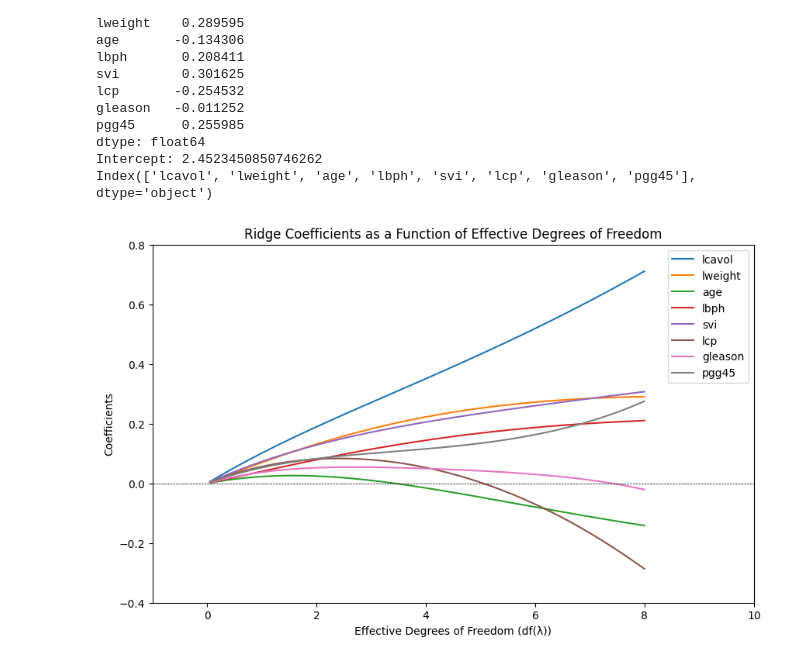
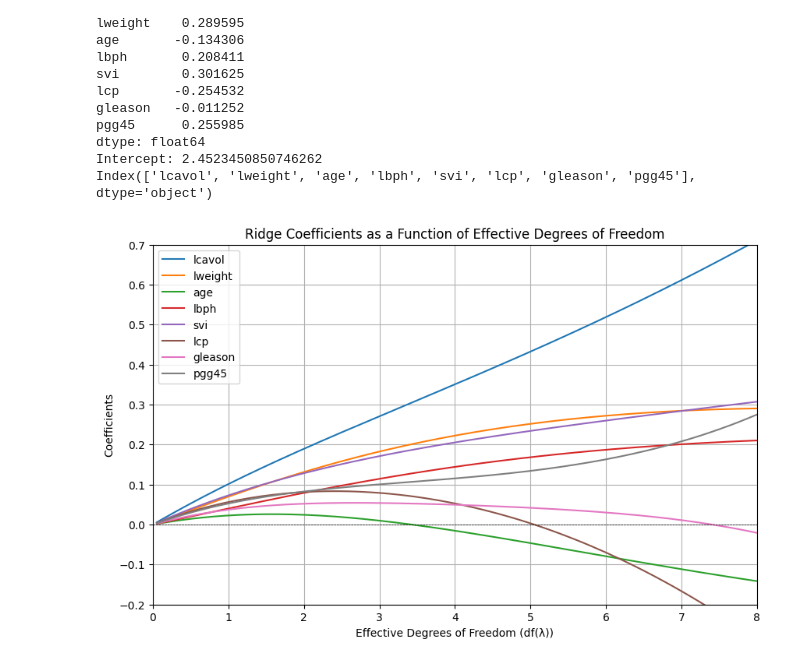
Before and after one commit to gonarec/statistical_learn, a Jupyter notebook: sl-ex4-prostatecancer-arragoni.ipynb, the cells around one changed output. Cells and saved outputs as stored; diff of their text form; code cells hidden in the pictures.

```diff
--- a/sl-ex4-prostatecancer-arragoni.ipynb
+++ b/sl-ex4-prostatecancer-arragoni.ipynb
@@ -88,37 +86,36 @@ Index(['lcavol', 'lweight', 'age', 'lbph', 'svi', 'lcp', 'gleason', 'pgg45'], dt
 # Generare un vettore di parametri di regolarizzazione da 10^(-2) a 10^4 con 200 passi
 alphas = np.logspace(-2, 4, 200)
 
-# Preparare una lista vuota per i coefficienti e i gradi di libertà effettivi
 coefficients_list = []
 df_lambda = []
 
 # Calcolare il modello di Ridge per ciascun valore di alpha e memorizzare i coefficienti e df(lambda)
 for alpha in alphas:
     ridge_model = Ridge(alpha=alpha)
     ridge_model.fit(predictorsTrain_std, lpsaTrain)
     coefficients_list.append(ridge_model.coef_)
 
     # Calcolare i gradi di libertà effettivi
     X = predictorsTrain_std.values
     I = np.identity(X.shape[1])
     H = X @ np.linalg.inv(X.T @ X + alpha * I) @ X.T
     df_lambda.append(np.trace(H))
 
-# Convertire la lista di coefficienti in un array numpy
 coefficients_array = np.array(coefficients_list)
 
-# Tracciare i gradi di libertà effettivi contro i relativi coefficienti
+
 plt.figure(figsize=(10, 6))
 for i, column in enumerate(predictorsTrain.columns):
     plt.plot(df_lambda, coefficients_array[:, i], label=column)
 
-plt.axhline(y=0, color='black', linestyle='--', linewidth=0.5)  # Traccia una linea y=0
-plt.xlim(-1, 10)
-plt.ylim(-0.4, 0.8)  #
+plt.axhline(y=0, color='black', linestyle='--', linewidth=0.5)
+plt.xlim(0, 8)
+plt.ylim(-0.2, 0.7)  #
 plt.xlabel('Effective Degrees of Freedom (df(λ))')
 plt.ylabel('Coefficients')
 plt.title('Ridge Coefficients as a Function of Effective Degrees of Freedom')
 plt.legend(loc='best')
+plt.grid(True)
 plt.show()
 # %% [output]
-[figure, old version]
+[figure, new version]
```
Also changed, not shown: parts of 6 cells of this notebook.
